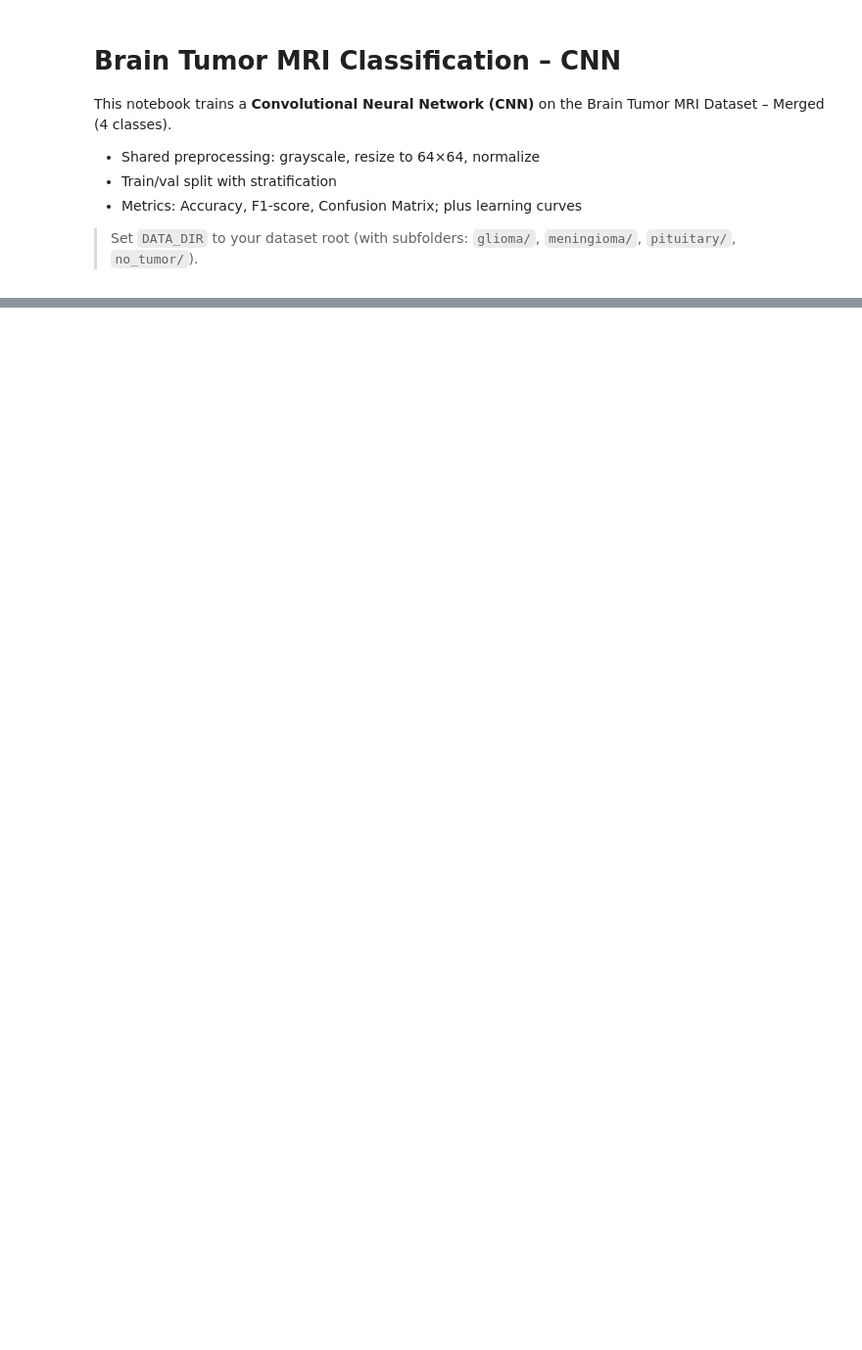
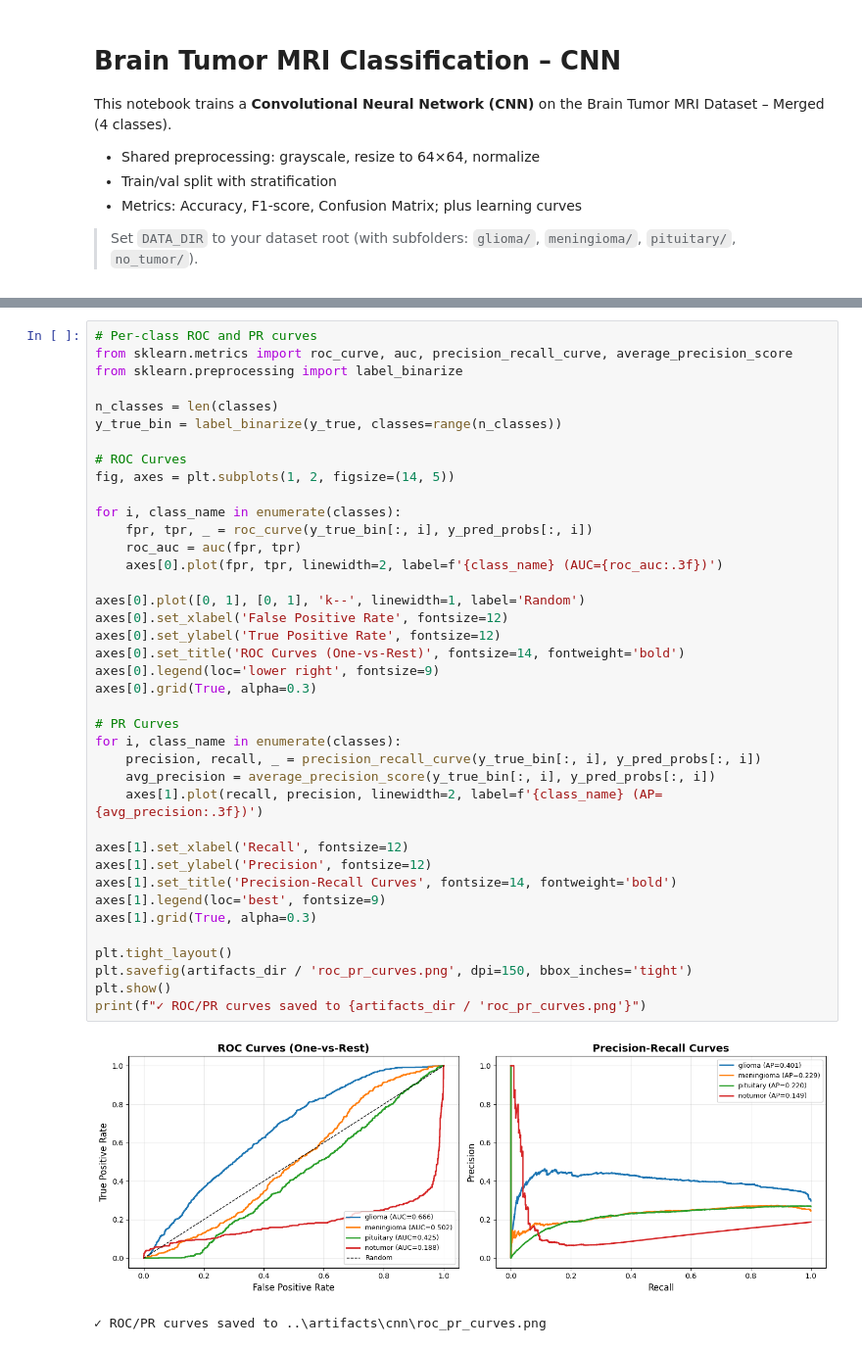
Before and after one commit to dilrukshax/household-load-clusters-eld, a Jupyter notebook: notebooks/cnn_brain_tumor_classification.ipynb, the cells around one changed output, grey strips where cells are left out. Shown at 98% size. Saved outputs shown, nothing was run; the diff lists cells and outputs as text; blank space fills up the shorter version.

```diff
--- a/notebooks/cnn_brain_tumor_classification.ipynb
+++ b/notebooks/cnn_brain_tumor_classification.ipynb
@@ -207,0 +655,42 @@ Weighted F1: 0.9057226808051841
+# %%
+# Per-class ROC and PR curves
+from sklearn.metrics import roc_curve, auc, precision_recall_curve, average_precision_score
+from sklearn.preprocessing import label_binarize
+
+n_classes = len(classes)
+y_true_bin = label_binarize(y_true, classes=range(n_classes))
+
+# ROC Curves
+fig, axes = plt.subplots(1, 2, figsize=(14, 5))
+
+for i, class_name in enumerate(classes):
+    fpr, tpr, _ = roc_curve(y_true_bin[:, i], y_pred_probs[:, i])
+    roc_auc = auc(fpr, tpr)
+    axes[0].plot(fpr, tpr, linewidth=2, label=f'{class_name} (AUC={roc_auc:.3f})')
+
+axes[0].plot([0, 1], [0, 1], 'k--', linewidth=1, label='Random')
+axes[0].set_xlabel('False Positive Rate', fontsize=12)
+axes[0].set_ylabel('True Positive Rate', fontsize=12)
+axes[0].set_title('ROC Curves (One-vs-Rest)', fontsize=14, fontweight='bold')
+axes[0].legend(loc='lower right', fontsize=9)
+axes[0].grid(True, alpha=0.3)
+
+# PR Curves
+for i, class_name in enumerate(classes):
+    precision, recall, _ = precision_recall_curve(y_true_bin[:, i], y_pred_probs[:, i])
+    avg_precision = average_precision_score(y_true_bin[:, i], y_pred_probs[:, i])
+    axes[1].plot(recall, precision, linewidth=2, label=f'{class_name} (AP={avg_precision:.3f})')
+
+axes[1].set_xlabel('Recall', fontsize=12)
+axes[1].set_ylabel('Precision', fontsize=12)
+axes[1].set_title('Precision-Recall Curves', fontsize=14, fontweight='bold')
+axes[1].legend(loc='best', fontsize=9)
+axes[1].grid(True, alpha=0.3)
+
+plt.tight_layout()
+plt.savefig(artifacts_dir / 'roc_pr_curves.png', dpi=150, bbox_inches='tight')
+plt.show()
+print(f"✓ ROC/PR curves saved to {artifacts_dir / 'roc_pr_curves.png'}")
+# %% [output]
+[figure, added]
+✓ ROC/PR curves saved to ..\artifacts\cnn\roc_pr_curves.png
```
Also changed, not shown: parts of 14 cells of this notebook, 9 other files.
